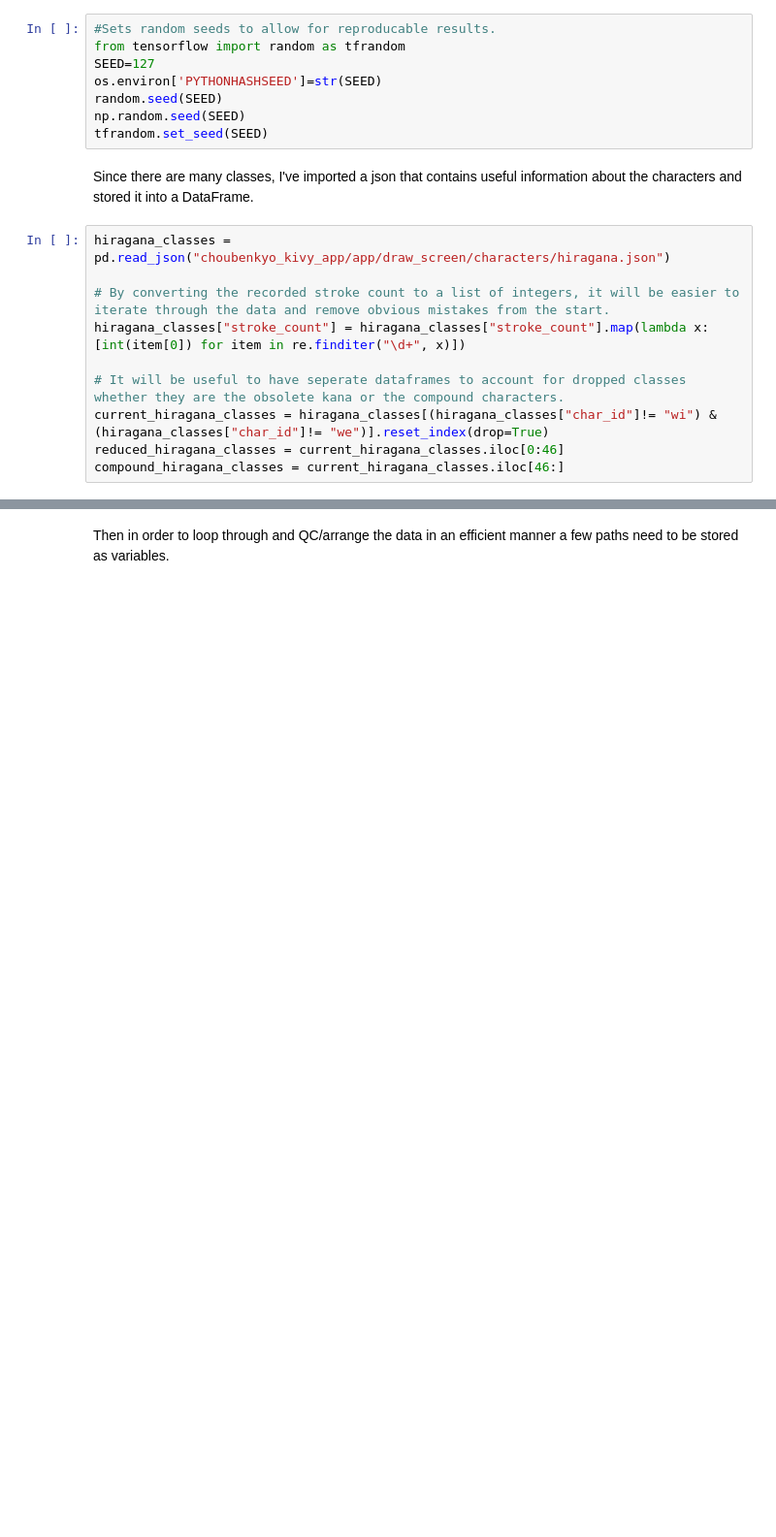
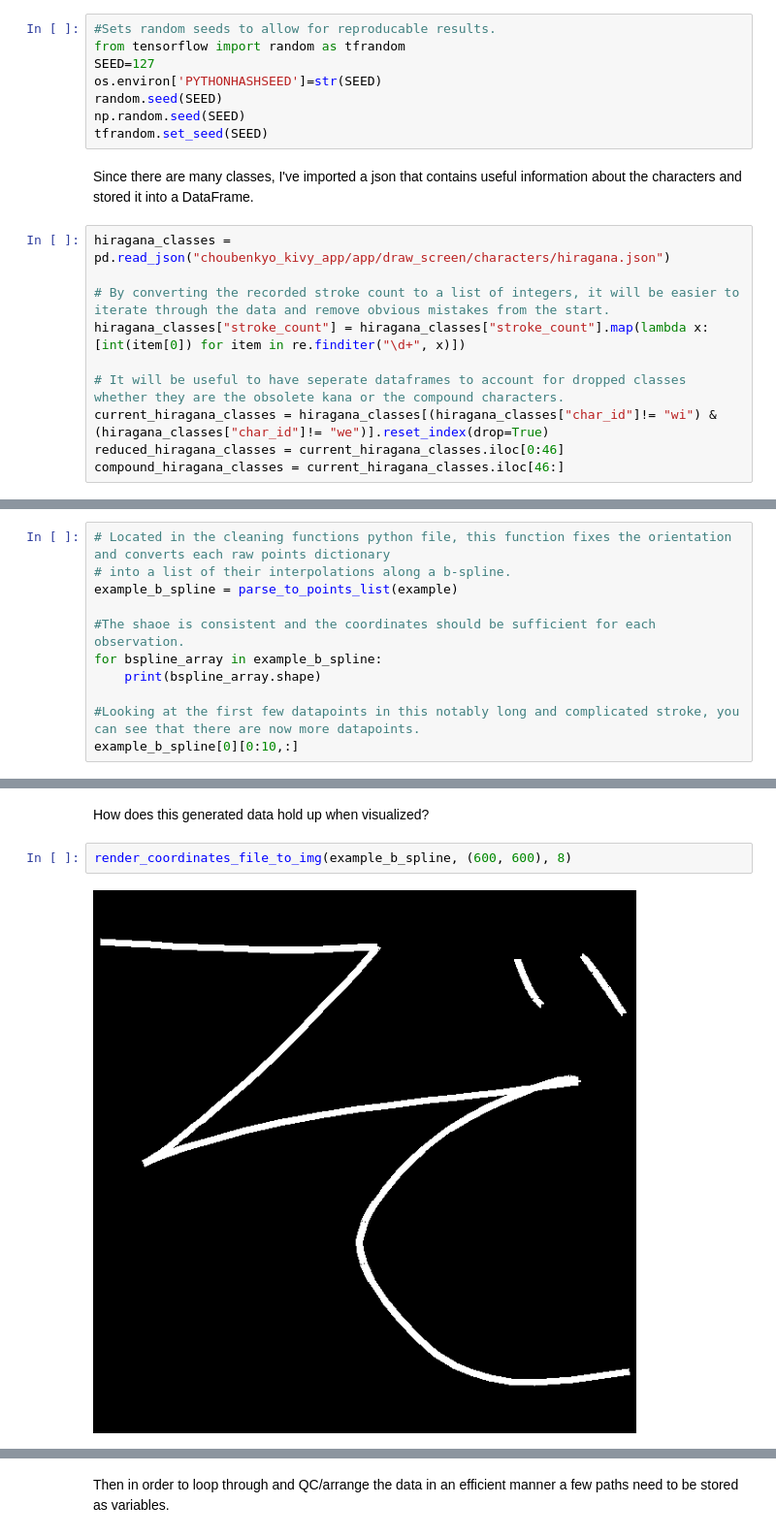
Before and after one commit to coreyryanhanson/japanese_text_classifiers, a Jupyter notebook: modeling_with_new_data.ipynb, the cells around one changed output, grey strips where cells are left out. Shown at 97% size. Cells and saved outputs as stored; diff of their text form; blank space fills up the shorter version.

```diff
--- a/modeling_with_new_data.ipynb
+++ b/modeling_with_new_data.ipynb
@@ -94,0 +133,11 @@ def create_classification_dirs(path_list, labels):
+# %%
+# Located in the cleaning functions python file, this function fixes the orientation and converts each raw points dictionary
+# into a list of their interpolations along a b-spline.
+example_b_spline = parse_to_points_list(example)
+
+#The shaoe is consistent and the coordinates should be sufficient for each observation.
+for bspline_array in example_b_spline:
+    print(bspline_array.shape)
+
+#Looking at the first few datapoints in this notably long and complicated stroke, you can see that there are now more datapoints.
+example_b_spline[0][0:10,:]
@@ -94,0 +158,6 @@ def create_classification_dirs(path_list, labels):
+# %% [markdown]
+How does this generated data hold up when visualized?
+# %%
+render_coordinates_file_to_img(example_b_spline, (600, 600), 8)
+# %% [output]
+[figure, added]
```
Also changed, not shown: parts of 39 cells of this notebook, 2 other files.
